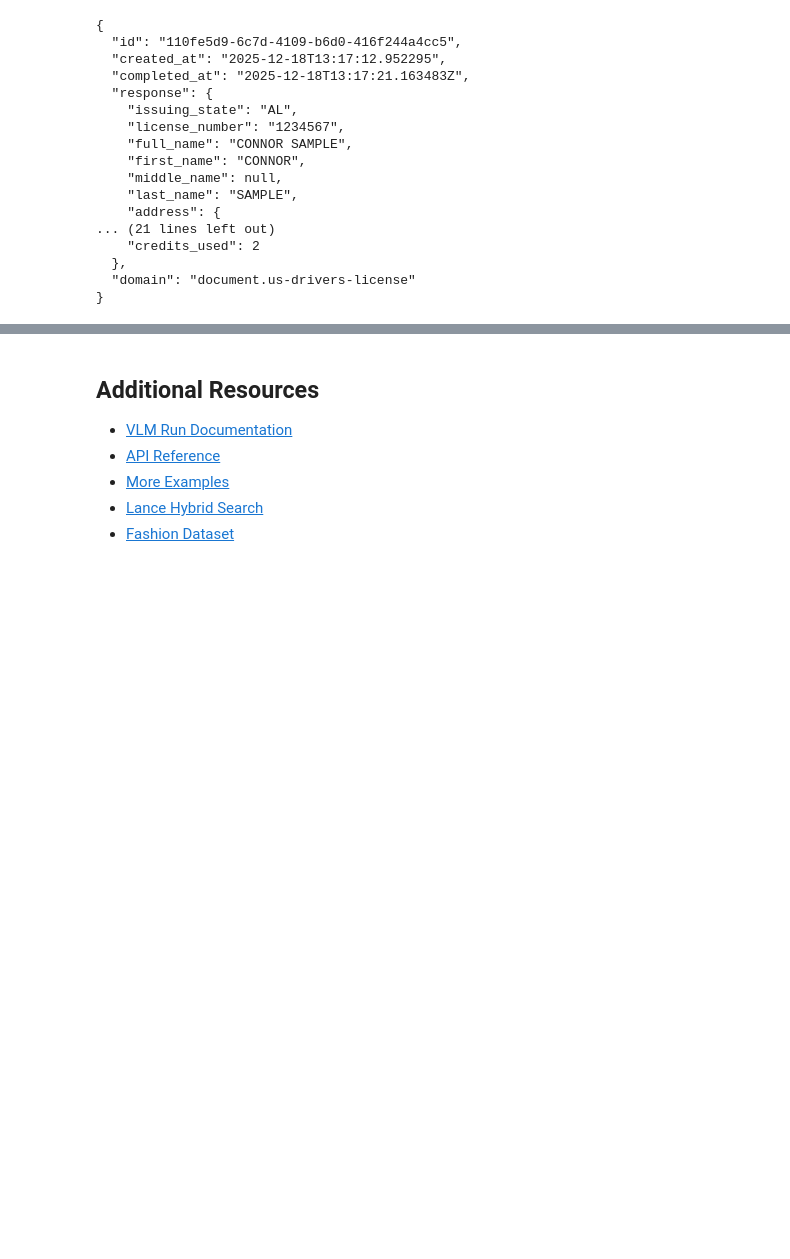
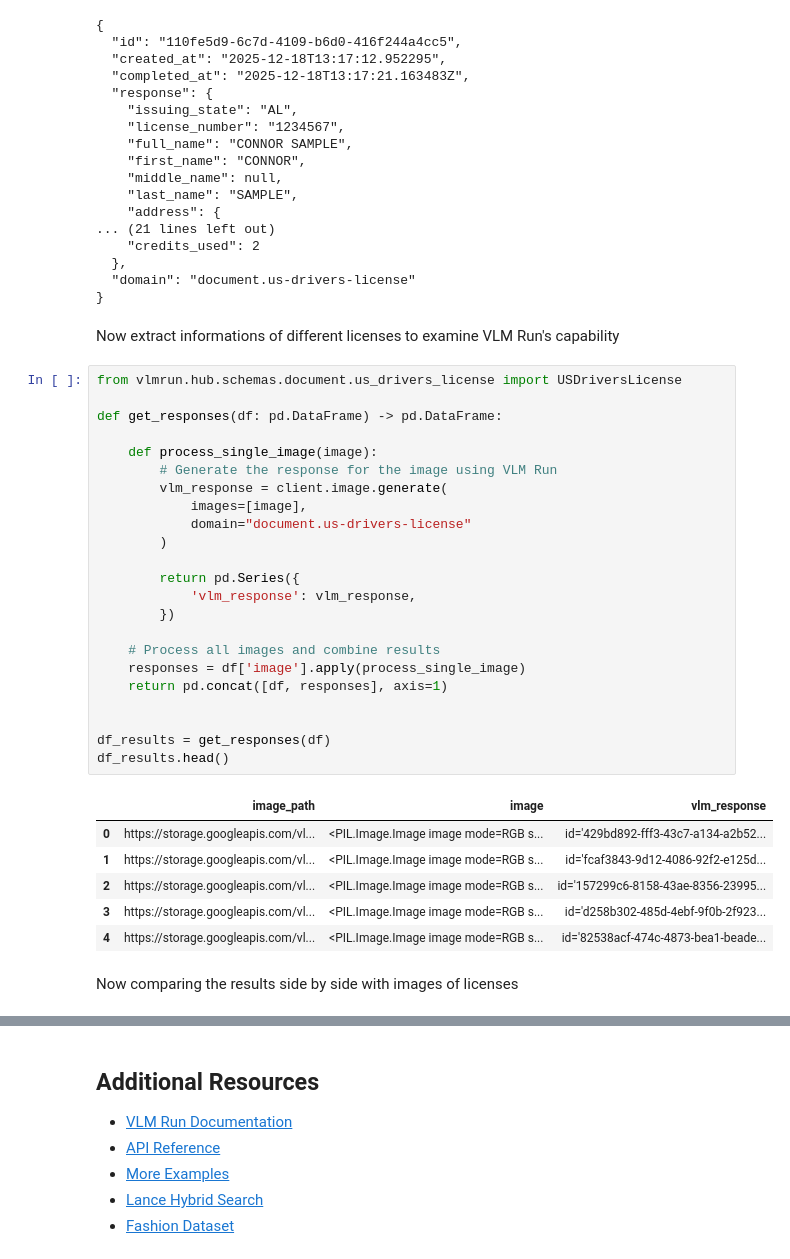
Before and after one commit to vlm-run/vlmrun-cookbook, a Jupyter notebook: notebooks/02_case_study_drivers_license.ipynb, the cells around one changed output, grey strips where cells are left out. Saved outputs shown, nothing was run; the diff lists cells and outputs as text; blank space fills up the shorter version.

```diff
--- a/notebooks/02_case_study_drivers_license.ipynb
+++ b/notebooks/02_case_study_drivers_license.ipynb
@@ -137,3 +141,37 @@ print(response.model_dump_json(indent=2))
   },
   "domain": "document.us-drivers-license"
 }
+# %% [markdown]
+Now extract informations of different licenses to examine VLM Run's capability
+# %%
+from vlmrun.hub.schemas.document.us_drivers_license import USDriversLicense
+
+def get_responses(df: pd.DataFrame) -> pd.DataFrame:
+
+    def process_single_image(image):
+        # Generate the response for the image using VLM Run
+        vlm_response = client.image.generate(
+            images=[image],
+            domain="document.us-drivers-license"
+        )
+
+        return pd.Series({
+            'vlm_response': vlm_response,
+        })
+
+    # Process all images and combine results
+    responses = df['image'].apply(process_single_image)
+    return pd.concat([df, responses], axis=1)
+
+
+df_results = get_responses(df)
+df_results.head()
+# %% [output]
+|  | image_path | image | vlm_response |
+| 0 | https://storage.googleapis.com/vl... | <PIL.Image.Image image mode=RGB s... | id='429bd892-fff3-43c7-a134-a2b52... |
+| 1 | https://storage.googleapis.com/vl... | <PIL.Image.Image image mode=RGB s... | id='fcaf3843-9d12-4086-92f2-e125d... |
+| 2 | https://storage.googleapis.com/vl... | <PIL.Image.Image image mode=RGB s... | id='157299c6-8158-43ae-8356-23995... |
+| 3 | https://storage.googleapis.com/vl... | <PIL.Image.Image image mode=RGB s... | id='d258b302-485d-4ebf-9f0b-2f923... |
+| 4 | https://storage.googleapis.com/vl... | <PIL.Image.Image image mode=RGB s... | id='82538acf-474c-4873-bea1-beade... |
+# %% [markdown]
+Now comparing the results side by side with images of licenses
```
Also changed, not shown: parts of 3 cells of this notebook.
